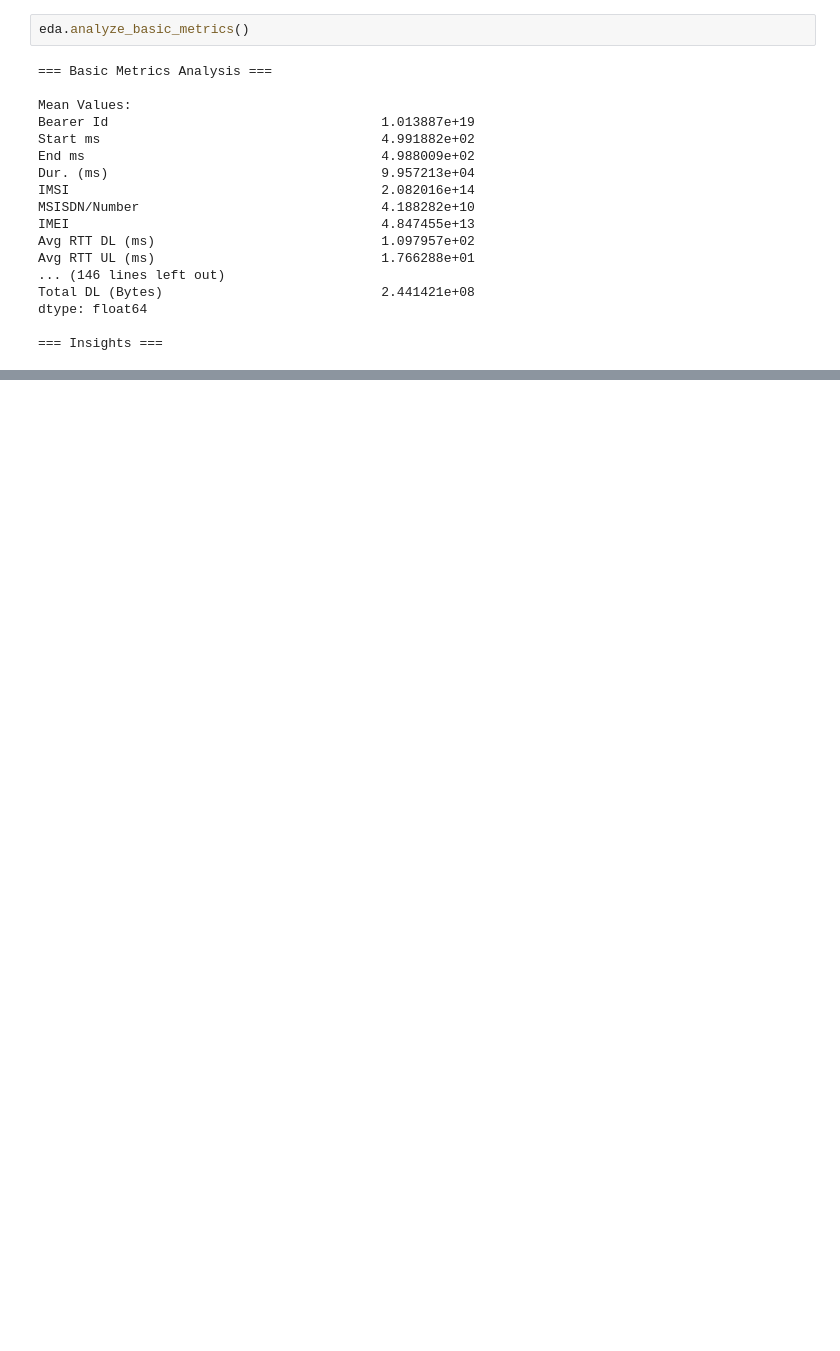
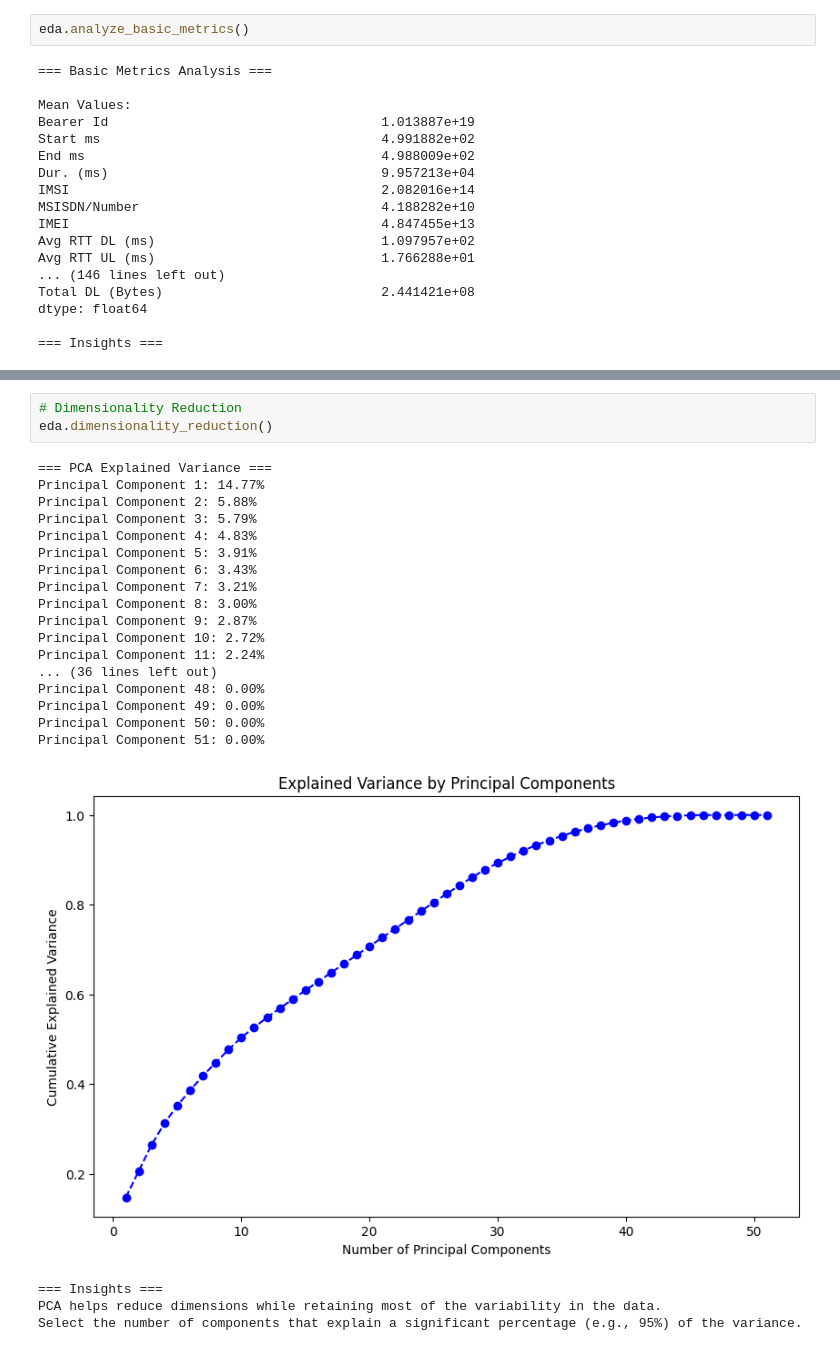
Before and after one commit to Azazh/Telecom-Profitability-Analysis-and-Strategic-Growth-Assessment, a Jupyter notebook: notebooks/exploratory_data_analysis.ipynb, the cells around one changed output, grey strips where cells are left out. Saved outputs shown, nothing was run; the diff lists cells and outputs as text; blank space fills up the shorter version.

```diff
--- a/notebooks/exploratory_data_analysis.ipynb
+++ b/notebooks/exploratory_data_analysis.ipynb
@@ -77,0 +137,25 @@ dtype: float64
+# %%
+# Dimensionality Reduction
+eda.dimensionality_reduction()
+# %% [output]
+=== PCA Explained Variance ===
+Principal Component 1: 14.77%
+Principal Component 2: 5.88%
+Principal Component 3: 5.79%
+Principal Component 4: 4.83%
+Principal Component 5: 3.91%
+Principal Component 6: 3.43%
+Principal Component 7: 3.21%
+Principal Component 8: 3.00%
+Principal Component 9: 2.87%
+Principal Component 10: 2.72%
+Principal Component 11: 2.24%
+... (36 lines left out)
+Principal Component 48: 0.00%
+Principal Component 49: 0.00%
+Principal Component 50: 0.00%
+Principal Component 51: 0.00%
+[figure, added]
+=== Insights ===
+PCA helps reduce dimensions while retaining most of the variability in the data.
+Select the number of components that explain a significant percentage (e.g., 95%) of the variance.
```
Also changed, not shown: parts of 9 cells of this notebook, 2 other files.
